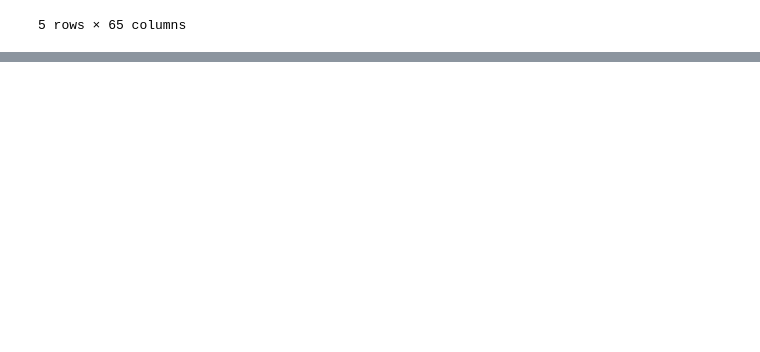
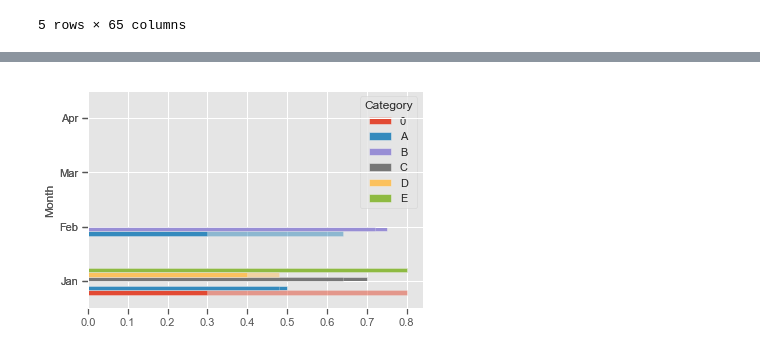
Before and after one commit to mulukenm/DataVisualization, a Jupyter notebook: ComparisonVisualization.ipynb, the cells around one changed output, grey strips where cells are left out. Saved outputs shown, nothing was run; the diff lists cells and outputs as text; code cells hidden in the pictures; blank space fills up the shorter version.

```diff
--- a/ComparisonVisualization.ipynb
+++ b/ComparisonVisualization.ipynb
@@ -440,3 +440,37 @@ chart.add('line 2', [15, 20, 8, 11])
 HTML(base_html.format(rendered_chart=chart.render(is_unicode=True)))
 # %% [output]
 [interactive output not drawn]
+# %%
+
+#Consider twiny to overlay the shorter COLUMN1 plot over larger COLUMN2 pivot plot. And use alpha to adjust opaqueness. As for the pivot_table, use reindex to adjust month values.
+
+from io import StringIO
+import pandas as pd
+import matplotlib.pyplot as plt
+
+txt = '''Category    COLUMN1         COLUMN2     Month
+A          0.5               3          Jan
+0          0.3               5          Jan
+C          0.7               4          Jan
+D          0.4               3          Jan
+E          0.8               5          Jan
+A          0.3               4          Feb
+B          0.75             4.5         Feb'''
+
+df = pd.read_table(StringIO(txt), sep="\s+")
+
+order = ['Jan', 'Feb', 'Mar', 'Apr']
+
+fig, ax = plt.subplots()
+ax2 = ax.twiny()
+
+col1 = pd.pivot_table(df,index='Month',columns='Category',values='COLUMN1').reindex(order)
+col1.plot(kind='barh', ax=ax)
+
+col2 = pd.pivot_table(df,index='Month',columns='Category',values='COLUMN2').reindex(order)
+col2.plot(kind='barh', ax=ax2, alpha=0.5, legend=False)
+ax2.xaxis.set_visible(False)
+
+plt.show()
+# %% [output]
+[figure, added]
```
